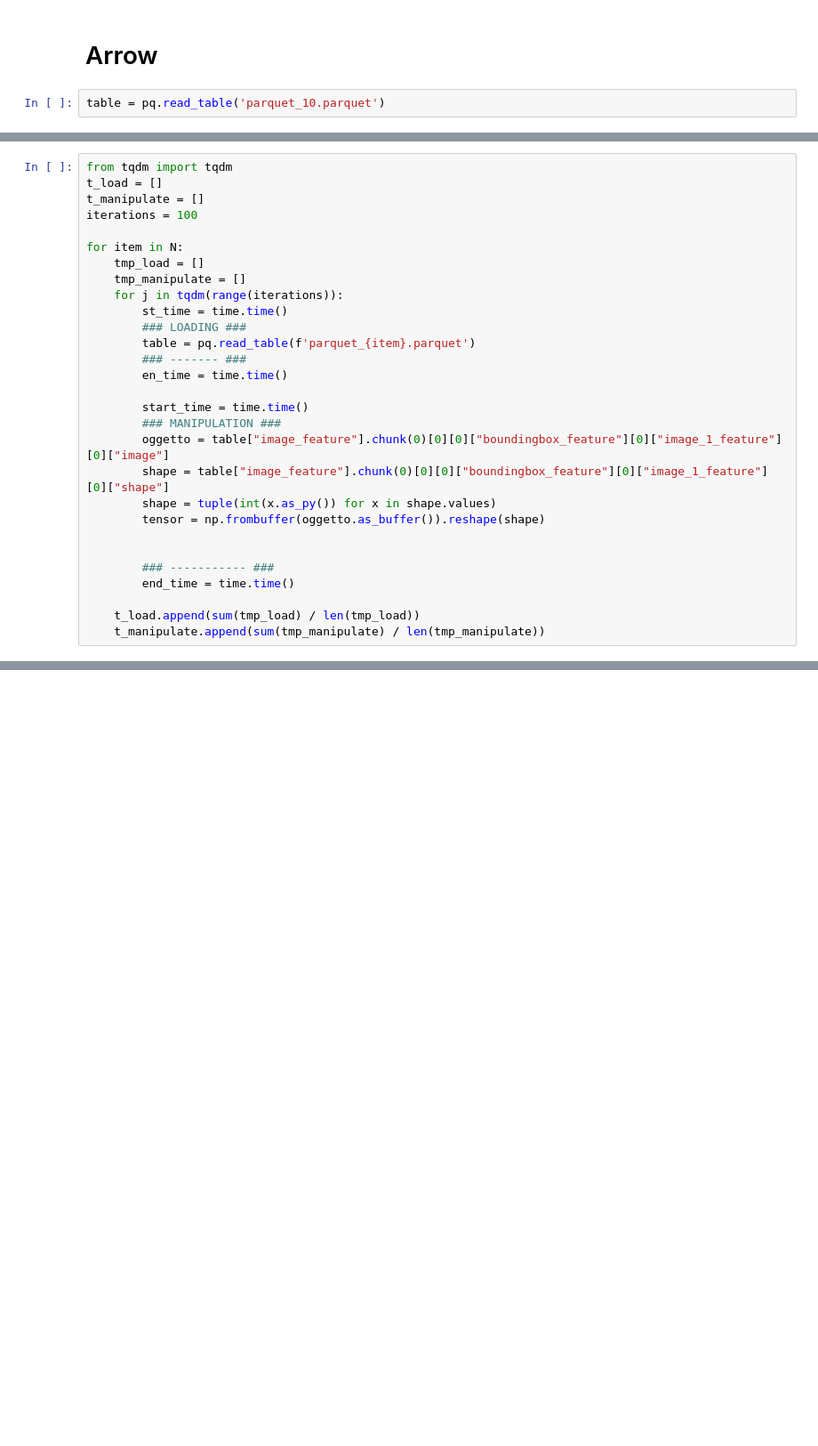
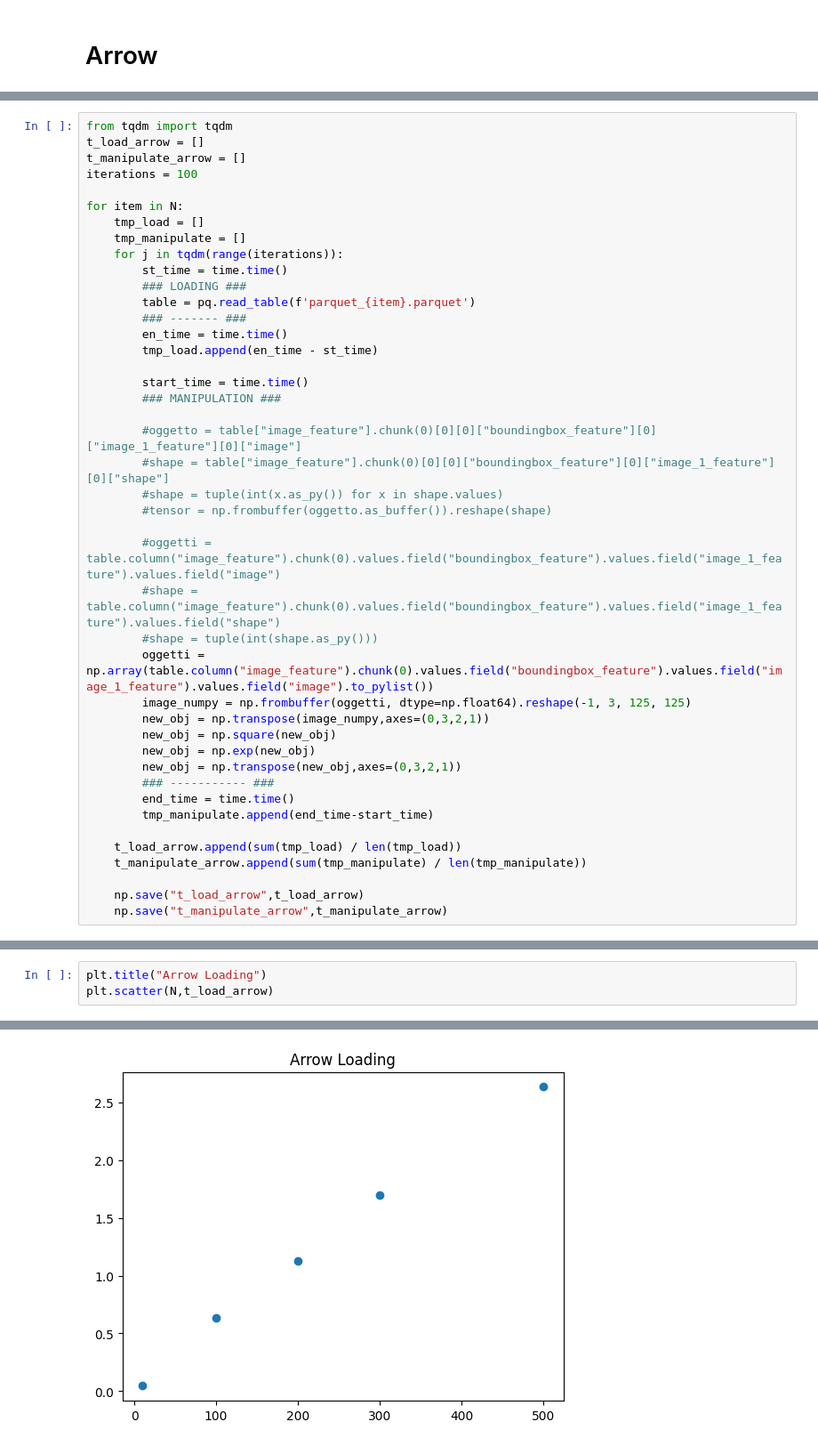
Before and after one commit to cristianoCarta/benchmarks, a Jupyter notebook: main.ipynb, the cells around one changed output, grey strips where cells are left out. Shown at 89% size. Saved outputs shown, nothing was run; the diff lists cells and outputs as text; blank space fills up the shorter version.

```diff
--- a/main.ipynb
+++ b/main.ipynb
@@ -132,5 +135,3 @@ plt.scatter(N,t_manipulate)
 [figure]
 # %% [markdown]
 # Arrow
-# %%
-table = pq.read_table('parquet_10.parquet')
@@ -151,7 +138,7 @@ tensor.shape
 # %%
 from tqdm import tqdm
-t_load = []
-t_manipulate = []
+t_load_arrow = []
+t_manipulate_arrow = []
 iterations = 100
 
 for item in N:
@@ -163,17 +150,31 @@ for item in N:
         table = pq.read_table(f'parquet_{item}.parquet')
         ### ------- ###
         en_time = time.time()
+        tmp_load.append(en_time - st_time)
 
         start_time = time.time()
         ### MANIPULATION ###
-        oggetto = table["image_feature"].chunk(0)[0][0]["boundingbox_feature"][0]["image_1_feature"][0]["image"]
-        shape = table["image_feature"].chunk(0)[0][0]["boundingbox_feature"][0]["image_1_feature"][0]["shape"]
-        shape = tuple(int(x.as_py()) for x in shape.values)
-        tensor = np.frombuffer(oggetto.as_buffer()).reshape(shape)
 
+        #oggetto = table["image_feature"].chunk(0)[0][0]["boundingbox_feature"][0]["image_1_feature"][0]["image"]
+        #shape = table["image_feature"].chunk(0)[0][0]["boundingbox_feature"][0]["image_1_feature"][0]["shape"]
+        #shape = tuple(int(x.as_py()) for x in shape.values)
+        #tensor = np.frombuffer(oggetto.as_buffer()).reshape(shape)
 
+        #oggetti = table.column("image_feature").chunk(0).values.field("boundingbox_feature").values.field("image_1_feature").values.field("image")
+        #shape =  table.column("image_feature").chunk(0).values.field("boundingbox_feature").values.field("image_1_feature").values.field("shape")
+        #shape = tuple(int(shape.as_py()))
+        oggetti = np.array(table.column("image_feature").chunk(0).values.field("boundingbox_feature").values.field("image_1_feature").values.field("image").to_pylist())
+        image_numpy = np.frombuffer(oggetti, dtype=np.float64).reshape(-1, 3, 125, 125)
+        new_obj = np.transpose(image_numpy,axes=(0,3,2,1))
+        new_obj = np.square(new_obj)
+        new_obj = np.exp(new_obj)
+        new_obj = np.transpose(new_obj,axes=(0,3,2,1))
         ### ----------- ###
         end_time = time.time()
+        tmp_manipulate.append(end_time-start_time)
 
-    t_load.append(sum(tmp_load) / len(tmp_load))
-    t_manipulate.append(sum(tmp_manipulate) / len(tmp_manipulate))
+    t_load_arrow.append(sum(tmp_load) / len(tmp_load))
+    t_manipulate_arrow.append(sum(tmp_manipulate) / len(tmp_manipulate))
+
+    np.save("t_load_arrow",t_load_arrow)
+    np.save("t_manipulate_arrow",t_manipulate_arrow)
@@ -181,0 +181,4 @@ for item in N:
+# %%
+plt.title("Arrow Loading")
+plt.scatter(N,t_load_arrow)
+# %% [output]
@@ -181,0 +186 @@ for item in N:
+[figure, added]
```
Also changed, not shown: parts of 10 cells of this notebook.
